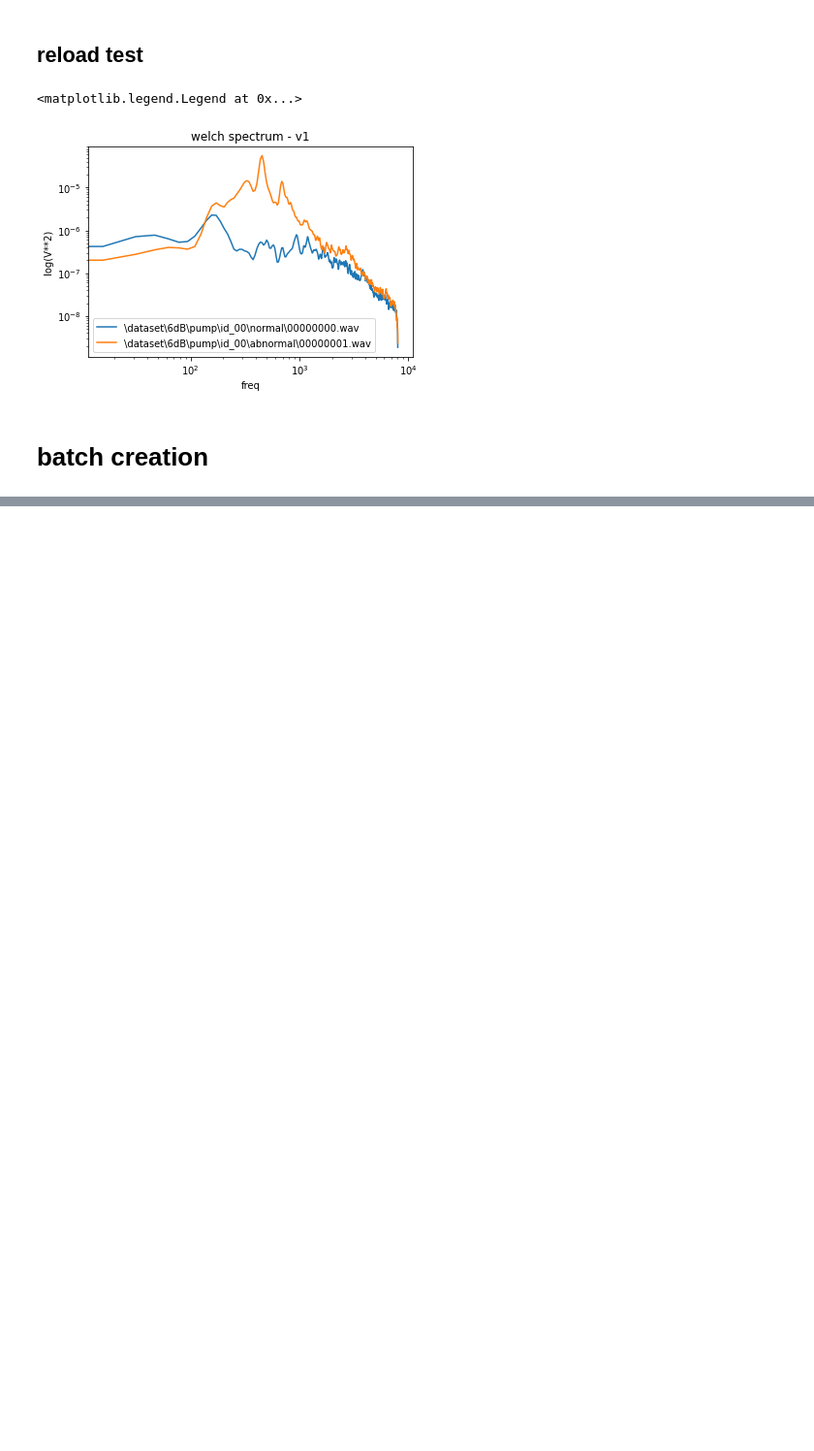
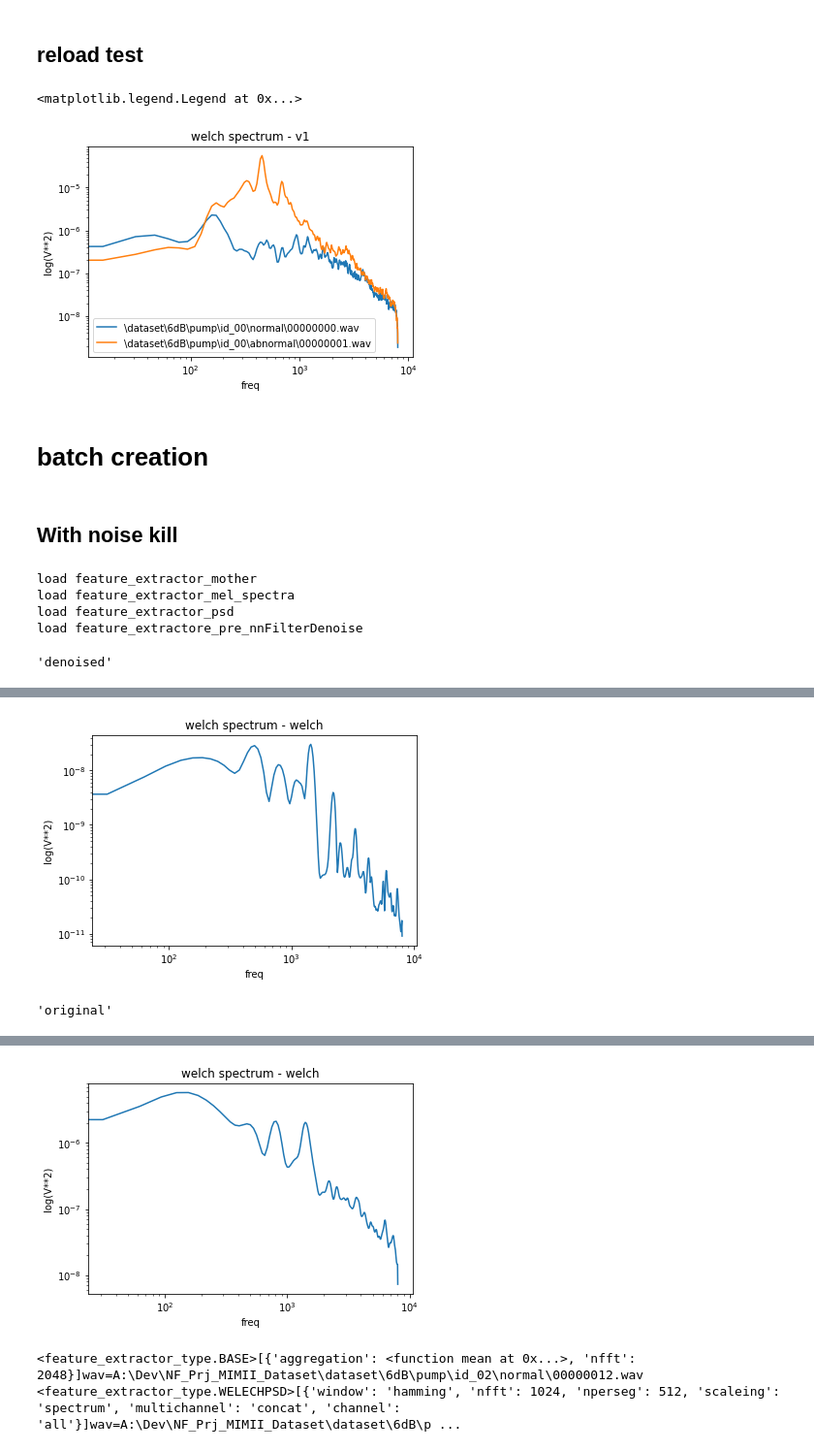
Before and after one commit to BA-HanseML/NF_Prj_MIMII_Dataset, a Jupyter notebook: dataset/PSD_to_Pandas/PSD_to_pandas_create_multi_pickle.ipynb, the cells around one changed output, grey strips where cells are left out. Shown: that part at 97% size. Saved outputs shown, nothing was run; the diff lists cells and outputs as text; code cells hidden in the pictures; blank space fills up the shorter version.

Commit message:
Denoised PSD running

```diff
--- a/dataset/PSD_to_Pandas/PSD_to_pandas_create_multi_pickle.ipynb
+++ b/dataset/PSD_to_Pandas/PSD_to_pandas_create_multi_pickle.ipynb
@@ -88,3 +85,36 @@ process_set({'SNR': '6dB','machine': 'pump','ID': ['00','02','04','06']}) # 15:1
 #process_set({'SNR': '0dB','machine': 'vave','ID': ['00','02','04','06']})
 #process_set({'SNR': '0dB','machine': 'slider','ID': ['00','02','04','06']})
 #process_set({'SNR': '0dB','machine': 'fan','ID': ['00','02','04','06']})
+# %% [markdown]
+## With noise kill
+# %%
+# nnFilt design
+from IPython.display import display, Audio
+BASE_FOLDER = '../../'
+%run -i ..\..\utility\feature_extractor\JupyterLoad_feature_extractor.py
+#-- test
+file_path = r'\dataset\6dB\pump\id_02\normal\00000012.wav'
+nnF = feature_extractor_pre_nnFilterDenoise(BASE_FOLDER)
+nnF.set_hyperparamter(aggregation=np.mean)
+nnF.create_from_wav(file_path)
+wmf = nnF.get_wav_memory_file()
+display('denoised')
+display(Audio(data=wmf.channel[0],rate=wmf.srate))
+psd = feature_extractor_welchPSD(BASE_FOLDER)
+psd.create_from_wav(wmf)
+psd.plot()
+plt.show()
+af = librosa.load(os.path.abspath(BASE_FOLDER+file_path), sr=None, mono=False)
+display('original')
+display(Audio(data=af[0][0],rate=wmf.srate))
+psd.create_from_wav(file_path)
+psd.plot()
+plt.show()
+print(nnF)
+print(fe_psd)
+# %% [output]
+load feature_extractor_mother
+load feature_extractor_mel_spectra
+load feature_extractor_psd
+load feature_extractore_pre_nnFilterDenoise
+'denoised'
@@ -90,0 +122,2 @@ process_set({'SNR': '6dB','machine': 'pump','ID': ['00','02','04','06']}) # 15:1
+[figure, added]
+'original'
@@ -90,0 +125,3 @@ process_set({'SNR': '6dB','machine': 'pump','ID': ['00','02','04','06']}) # 15:1
+[figure, added]
+<feature_extractor_type.BASE>[{'aggregation': <function mean at 0x...>, 'nfft': 2048}]wav=A:\Dev\NF_Prj_MIMII_Dataset\dataset\6dB\pump\id_02\normal\00000012.wav
+<feature_extractor_type.WELECHPSD>[{'window': 'hamming', 'nfft': 1024, 'nperseg': 512, 'scaleing': 'spectrum', 'multichannel': 'concat', 'channel': 'all'}]wav=A:\Dev\NF_Prj_MIMII_Dataset\dataset\6dB\p ...
```
Also changed, not shown: parts of 5 cells of this notebook, 3 other files.
